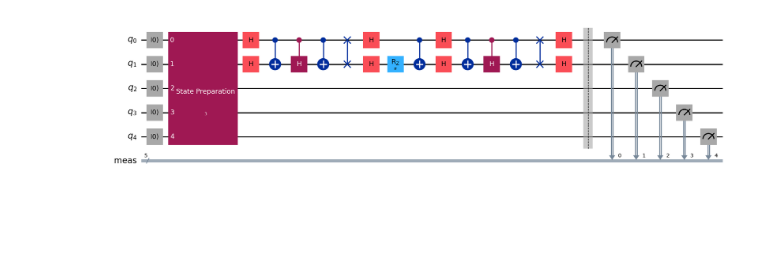
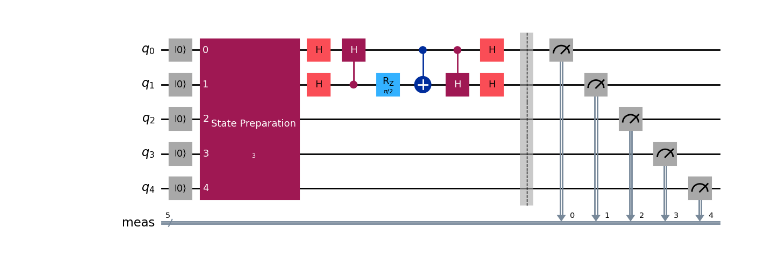
Before and after one commit to Using-Namespace-System/QOSF, a Jupyter notebook: Hybrid_Quantum_Feedforward.ipynb, the cells around one changed output. Cells and saved outputs as stored; diff of their text form; code cells hidden in the pictures; blank space fills up the shorter version.

Commit message:
Optimizations and visualizations
Optimizations and visualizations

```diff
--- a/Hybrid_Quantum_Feedforward.ipynb
+++ b/Hybrid_Quantum_Feedforward.ipynb
@@ -2,46 +2,36 @@
 
 from qiskit import QuantumRegister, ClassicalRegister, QuantumCircuit
 import numpy as np
-
+from qiskit.primitives import Sampler
+import pandas as pd
 
 size = 5
 
 qreg_q = QuantumRegister(size, 'q')
 creg_c = ClassicalRegister(size, 'c')
 circuit = QuantumCircuit(qreg_q)
 
 circuit.h(qreg_q[0])
 circuit.h(qreg_q[1])
+circuit.ch(qreg_q[1], qreg_q[0])
+circuit.rz(np.pi/2, qreg_q[1])
 circuit.cx(qreg_q[0], qreg_q[1])
 circuit.ch(qreg_q[0], qreg_q[1])
-circuit.cx(qreg_q[0], qreg_q[1])
-circuit.swap(qreg_q[0], qreg_q[1])
 circuit.h(qreg_q[0])
 circuit.h(qreg_q[1])
-circuit.rz(np.pi, qreg_q[1])
-circuit.cx(qreg_q[0], qreg_q[1])
-circuit.h(qreg_q[0])
-circuit.h(qreg_q[1])
-circuit.cx(qreg_q[0], qreg_q[1])
-circuit.ch(qreg_q[0], qreg_q[1])
-circuit.cx(qreg_q[0], qreg_q[1])
-circuit.swap(qreg_q[0], qreg_q[1])
-circuit.h(qreg_q[0])
-circuit.h(qreg_q[1])
-
 
 
 tests = range(1,int(2**size))
 
 circuit_list = []
 
 for test in tests:
     circuit_sampler = QuantumCircuit(qreg_q)
     circuit_sampler.initialize(test)
     circuit_sampler.append(circuit.to_instruction(),[0,1,2,3,4])
     circuit_sampler.measure_all()
     circuit_list += [circuit_sampler]
 
-circuit_list[2].decompose().draw()
+display(circuit_list[0].decompose().draw())
 # %% [output]
-[figure, old version]
+[figure, new version]
```
Also changed, not shown: parts of 6 cells of this notebook.
